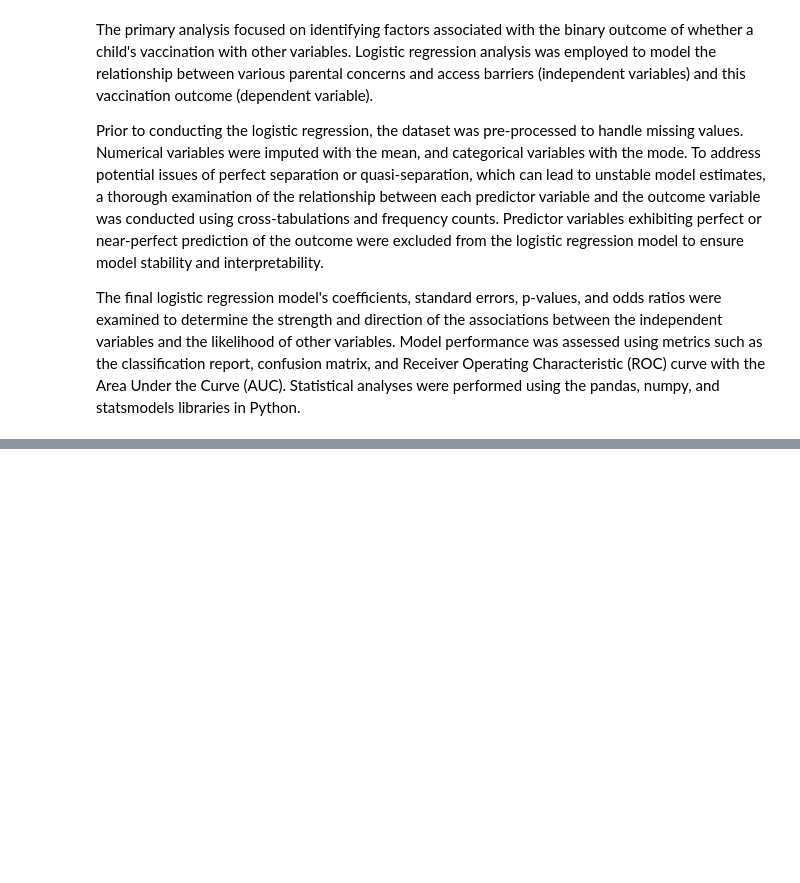
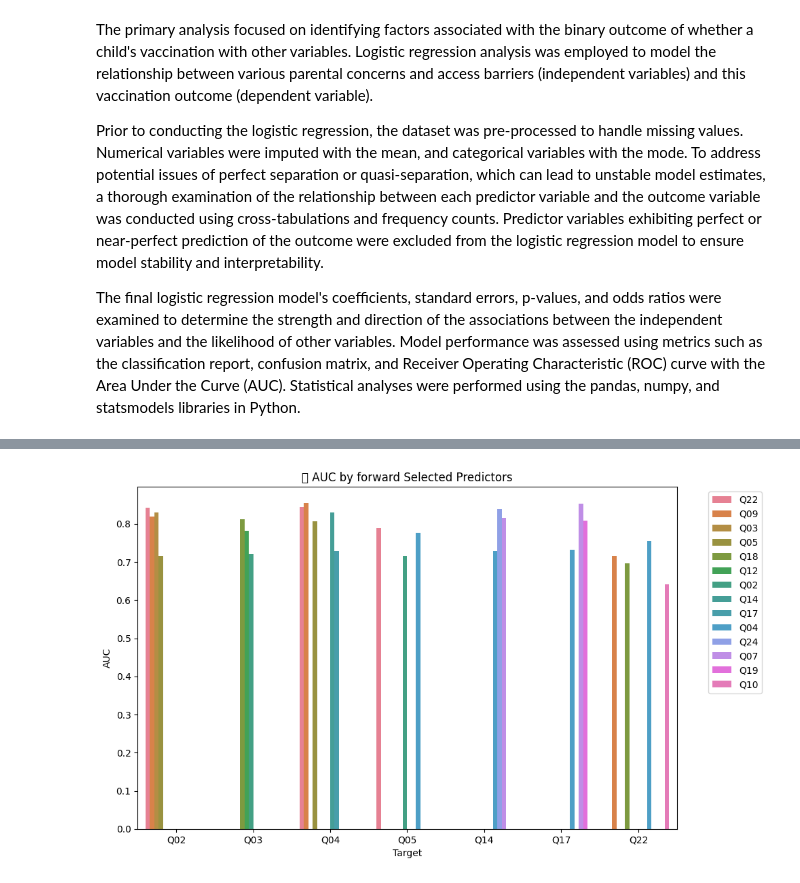
Before and after one commit to cmugruza/Vaccine_Deaths_Sunampe, a Jupyter notebook: Regression_Analysis.ipynb, the cells around one changed output, grey strips where cells are left out. Saved outputs shown, nothing was run; the diff lists cells and outputs as text; code cells hidden in the pictures; blank space fills up the shorter version.

```diff
--- a/Regression_Analysis.ipynb
+++ b/Regression_Analysis.ipynb
@@ -1064,0 +815,25 @@ Resultados significativos guardados en 'logistic_regression_results_significant.
+# %%
+#import pandas as pd
+
+# Nombre del archivo Excel guardado previamente
+#archivo_excel = "resultados_forward_selection_con_AUC_accuracy.xlsx"
+
+# Cargar el DataFrame desde el archivo Excel
+#df_resultados_cargado = pd.read_excel(archivo_excel)
+
+# Verificar las primeras filas para confirmar que se cargó correctamente
+#print(df_resultados_cargado.head())
+
+# Filtrar resultados para los targets Q02, Q03, Q04 y Q05
+targets_interes = ['Q22', 'Q02', 'Q03', 'Q04', 'Q05', 'Q14', 'Q17']
+mejores_modelos = df_resultados[df_resultados['Target'].isin(targets_interes)]
+
+# Mostrar resultados ordenados por Target y AIC ascendente
+mejores_modelos_ordenados = mejores_modelos.sort_values(by=['Target', 'AIC'])
+print("\n🔍 Mejores modelos para Q22 Q02 Q03 Q04 Q05 Q14  y Q17:")
+print(mejores_modelos_ordenados[['Target', 'Predictor', 'P-Value', 'AIC', 'AUC', 'Accuracy']])
+
+# Guardar estos modelos en una hoja separada del Excel
+with pd.ExcelWriter(archivo_excel, engine='openpyxl', mode='a') as writer:
+    mejores_modelos_ordenados.to_excel(writer, sheet_name='Q02-Q05_models', index=False)
+print(f"✅ Resultados de Q02–Q05 también guardados en la hoja 'Q02-Q05_models' de '{archivo_excel}'")
@@ -1064,0 +859,16 @@ Resultados significativos guardados en 'logistic_regression_results_significant.
+# %%
+import seaborn as sns
+
+# Gráfico de barras agrupado
+plt.figure(figsize=(10, 6))
+sns.barplot(data=mejores_modelos_ordenados, x='Target', y='AUC', hue='Predictor', dodge=True)
+plt.title("🎯 AUC by forward Selected Predictors")
+plt.ylabel("AUC")
+plt.xlabel("Target")
+plt.xticks(rotation=0)
+plt.legend(bbox_to_anchor=(1.05, 1), loc='upper left')
+plt.tight_layout()
+plt.savefig("AUC_Q02_Q05.png")
+plt.show()
+# %% [output]
+[figure, added]
```
Also changed, not shown: parts of 15 cells of this notebook.
